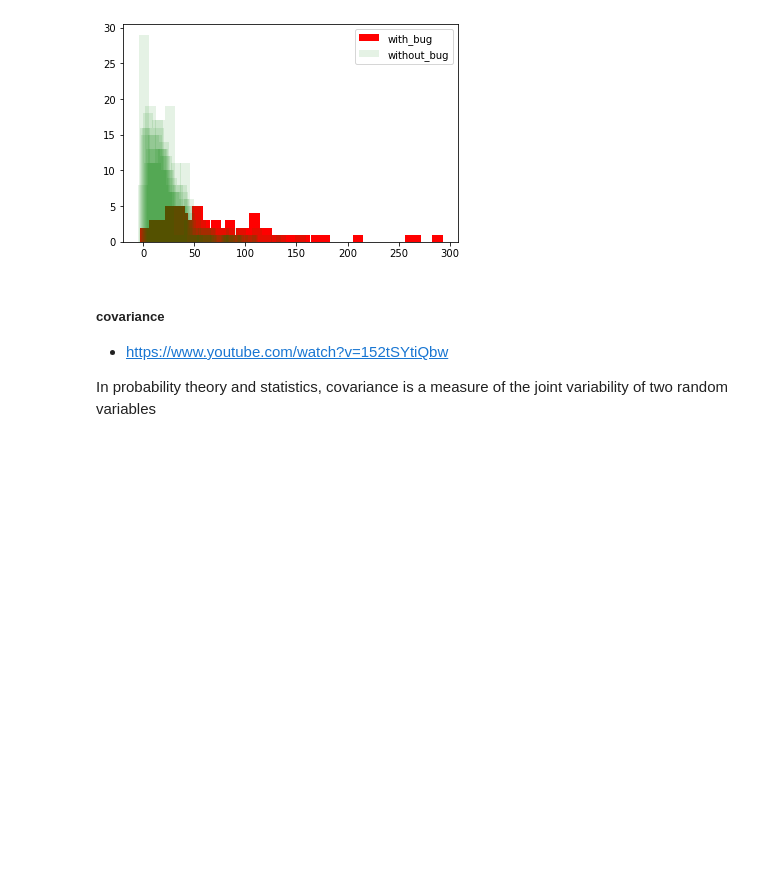
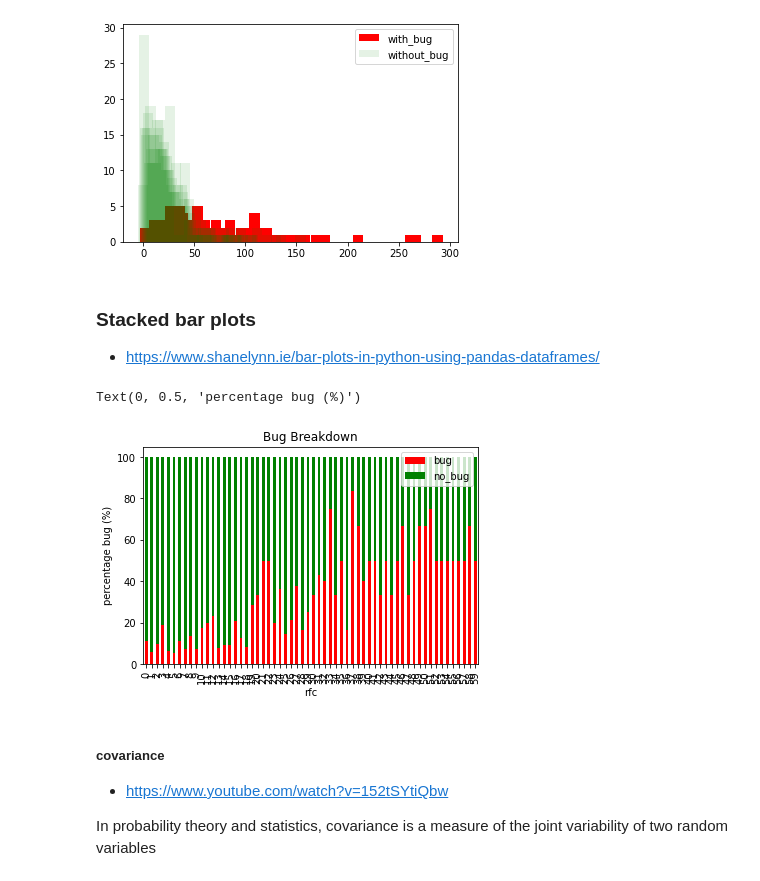
Before and after one commit to francobelloni85/UniSoftwareQualityExam, a Jupyter notebook: SoftwareQualityExam.ipynb, the cells around one changed output. Drawn from its saved outputs; the diff is of its cells as text; code cells hidden in the pictures; blank space fills up the shorter version.

```diff
--- a/SoftwareQualityExam.ipynb
+++ b/SoftwareQualityExam.ipynb
@@ -315,6 +315,47 @@ plt.legend(loc='upper right')
 plt.show()
 # %% [output]
 [figure]
+# %% [markdown]
+### Stacked bar plots
+- https://www.shanelynn.ie/bar-plots-in-python-using-pandas-dataframes/
+# %%
+max_value = np.array(data['rfc']).max()
+count_bug = []
+count_nobug = []
+
+# X, Y (with_bug) # X2, Y2 (without_bug)
+
+for i in range(max_value):
+    bug_value = 0
+    no_bug_value = 0
+
+    if i in X:
+        bug_value = Y[X.index(i)]
+
+    if i in X2:
+        no_bug_value = Y2[X2.index(i)]
+
+    if(bug_value != 0 and no_bug_value != 0):
+        count_bug.append(bug_value)
+        count_nobug.append(no_bug_value)
+
+    # print(str(i) + "-> " + str(bug_value) + "-" + str(no_bug_value))
+
+plotdata = pd.DataFrame({
+    "bug": count_bug,
+    "no_bug":count_nobug,
+    }
+)
+plotdata.head()
+
+stacked_data = plotdata.apply(lambda x: x*100/sum(x), axis=1)
+stacked_data.plot(kind="bar", stacked=True, color=["red", "green"])
+plt.title("Bug Breakdown")
+plt.xlabel("rfc")
+plt.ylabel("percentage bug (%)")
+# %% [output]
+Text(0, 0.5, 'percentage bug (%)')
+[figure, added]
 # %% [markdown]
 ##### covariance
 
```
Also changed, not shown: parts of 5 cells of this notebook, 2 other files.
